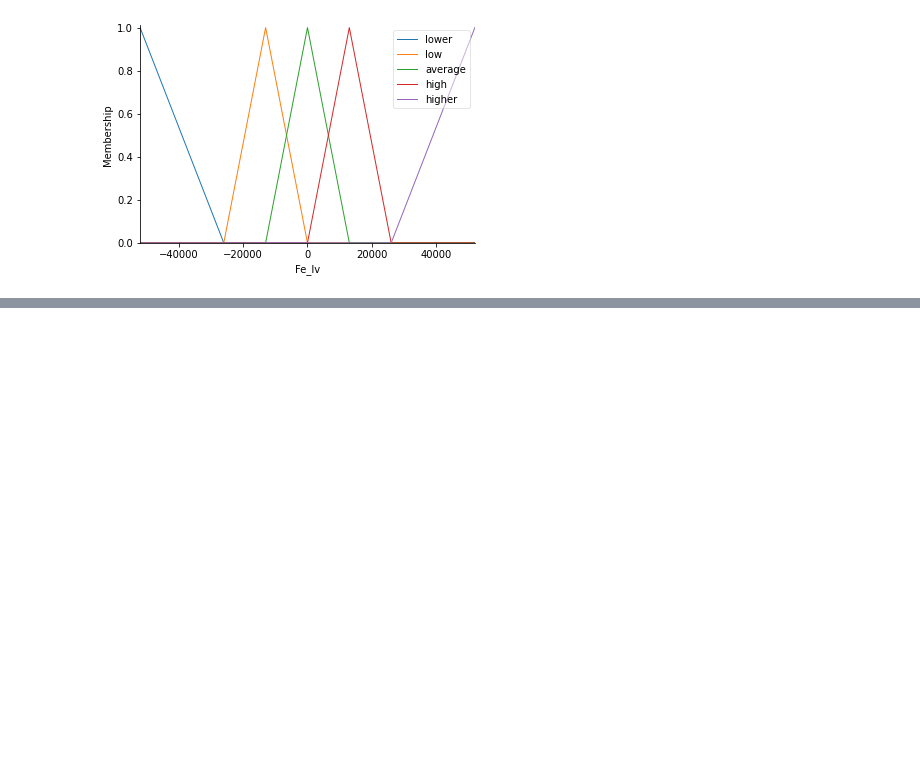
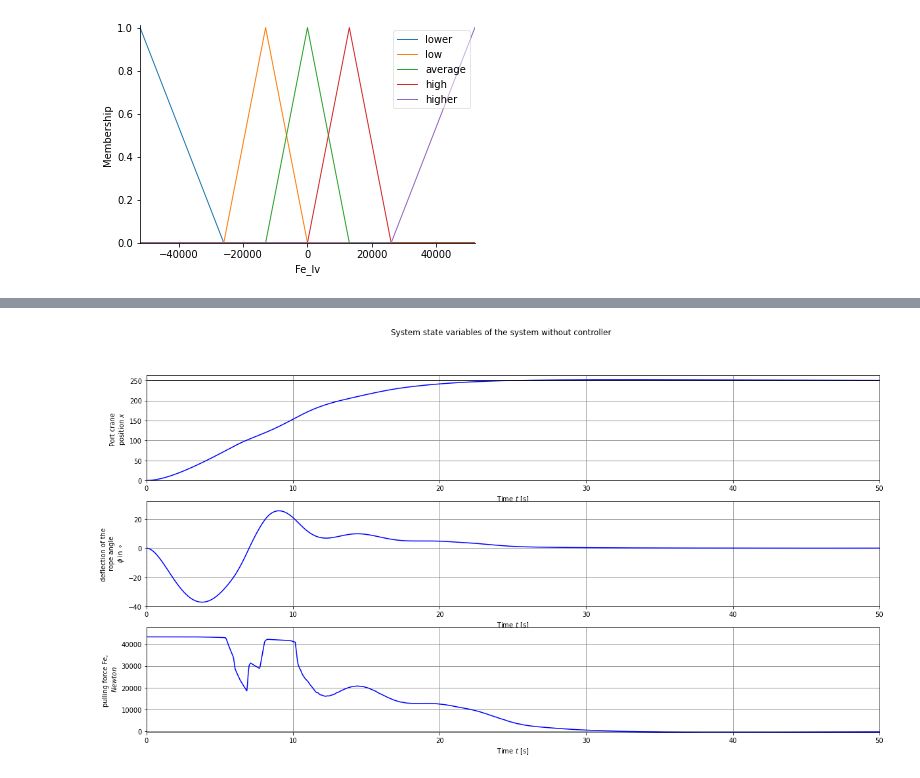
Before and after one commit to dvogureckiy99/Fuzzy, a Jupyter notebook: lab3.ipynb, the cells around one changed output, grey strips where cells are left out. Saved outputs shown, nothing was run; the diff lists cells and outputs as text; code cells hidden in the pictures; blank space fills up the shorter version.

```diff
--- a/lab3.ipynb
+++ b/lab3.ipynb
@@ -583,0 +634,13 @@ pi_line = mlines.Line2D([], [], color='blue', linestyle='-', label='without cont
+# %%
+# create graphics
+figsize=(20,10)
+plt.figure(figsize=figsize)
+subplots = system_dynamic_plot(sys_object, tout, sys_state, u=u ,x_ref=x_zad,
+         t_start_input=time_start_force, linetype='-b',fig_size=figsize)
+
+# Add title and legend
+plt.suptitle('System state variables of the system without controller')
+import matplotlib.lines as mlines
+pi_line = mlines.Line2D([], [], color='blue', linestyle='-', label='without controller')
+# %% [output]
+[figure, added]
```
Also changed, not shown: parts of 30 cells of this notebook.
